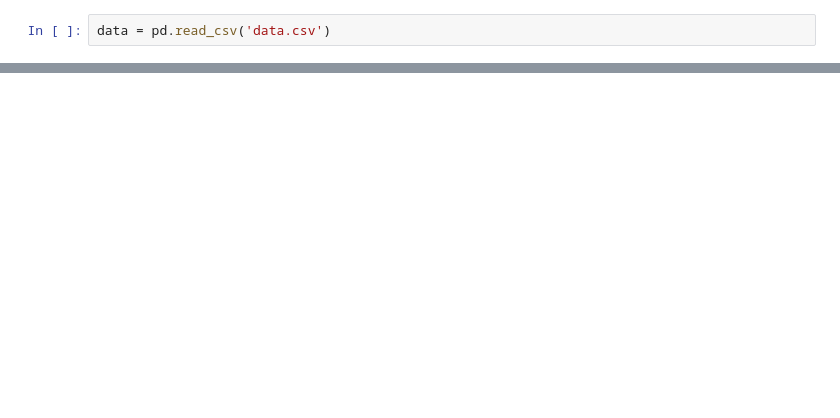
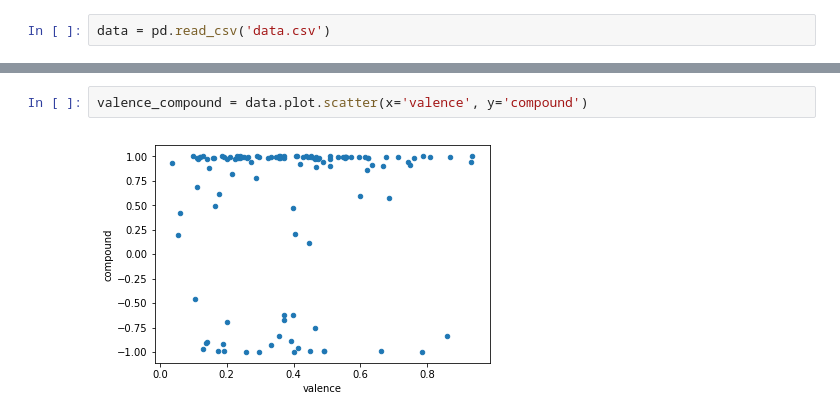
Before and after one commit to rileynwong/spotify-analysis, a Jupyter notebook: Data-Analysis.ipynb, the cells around one changed output, grey strips where cells are left out. Drawn from its saved outputs; the diff is of its cells as text; blank space fills up the shorter version.

```diff
--- a/Data-Analysis.ipynb
+++ b/Data-Analysis.ipynb
@@ -36 +158,5 @@ array(['track_id', 'playlist_id', 'date_added', 'track_name',
+# %%
+valence_compound = data.plot.scatter(x='valence', y='compound')
+# %% [output]
+[figure, added]
 # %%
```
Also changed, not shown: parts of 28 cells of this notebook.
